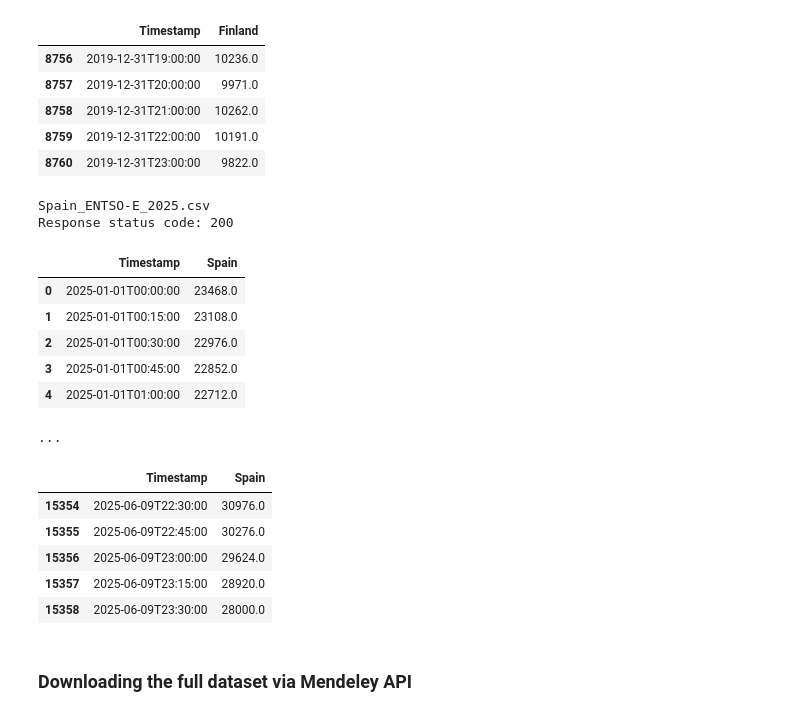
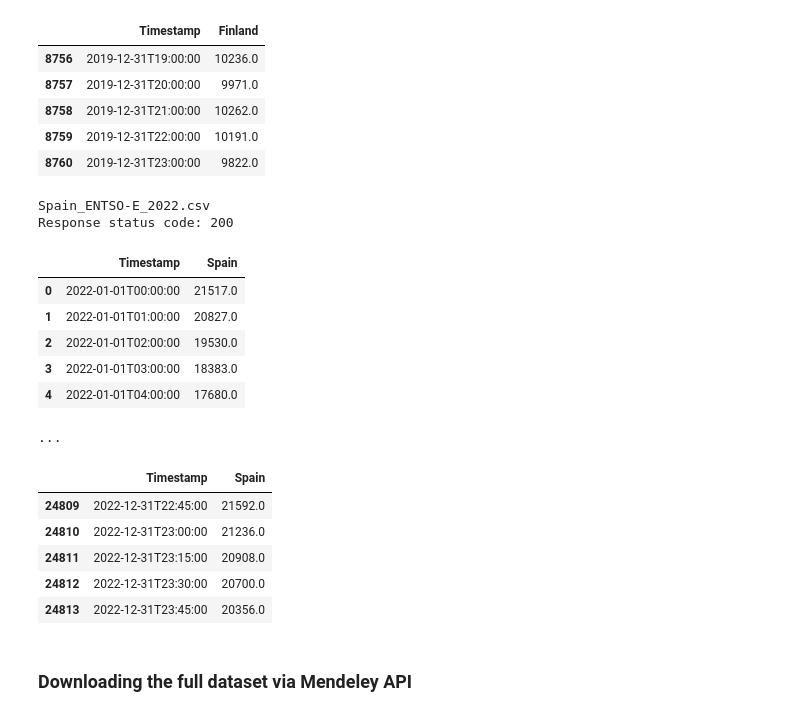
Before and after one commit to reddgr/energy-price-forecasting-in-power-grids, a Jupyter notebook: notebooks/00_mendeley_dataset_files_download.ipynb, the cells around one changed output. Cells and saved outputs as stored; diff of their text form; code cells hidden in the pictures.

```diff
--- a/notebooks/00_mendeley_dataset_files_download.ipynb
+++ b/notebooks/00_mendeley_dataset_files_download.ipynb
@@ -164,33 +164,35 @@ Response status code: 200
 | 8759 | 2019-12-31T22:00:00 | 10191.0 |
 | 8760 | 2019-12-31T23:00:00 | 9822.0 |
 # %%
-filename = "Spain_ENTSO-E_2025.csv"
+source = "Spain_ENTSO-E" # Examples: Germany_ENTSO-E, USA_ERCOT, Japan_JapanesePower, CANADA_IESO...
+year = 2022
+filename = f"{source}_{year}.csv"
 entry = next(item for item in weld_files if item["filename"] == filename)
 download_url = entry["content_details"]["download_url"]
 print(filename)
 r = requests.get(download_url, stream=True, timeout=10)
 print("Response status code:", r.status_code)
 
 preview_df = pd.read_csv(BytesIO(r.content))
 display(preview_df.head(5))
 print("...")
 display(preview_df.tail(5))
 # %% [output]
-Spain_ENTSO-E_2025.csv
+Spain_ENTSO-E_2022.csv
 Response status code: 200
 |  | Timestamp | Spain |
-| 0 | 2025-01-01T00:00:00 | 23468.0 |
-| 1 | 2025-01-01T00:15:00 | 23108.0 |
-| 2 | 2025-01-01T00:30:00 | 22976.0 |
-| 3 | 2025-01-01T00:45:00 | 22852.0 |
-| 4 | 2025-01-01T01:00:00 | 22712.0 |
+| 0 | 2022-01-01T00:00:00 | 21517.0 |
+| 1 | 2022-01-01T01:00:00 | 20827.0 |
+| 2 | 2022-01-01T02:00:00 | 19530.0 |
+| 3 | 2022-01-01T03:00:00 | 18383.0 |
+| 4 | 2022-01-01T04:00:00 | 17680.0 |
 ...
 |  | Timestamp | Spain |
-| 15354 | 2025-06-09T22:30:00 | 30976.0 |
-| 15355 | 2025-06-09T22:45:00 | 30276.0 |
-| 15356 | 2025-06-09T23:00:00 | 29624.0 |
-| 15357 | 2025-06-09T23:15:00 | 28920.0 |
-| 15358 | 2025-06-09T23:30:00 | 28000.0 |
+| 24809 | 2022-12-31T22:45:00 | 21592.0 |
+| 24810 | 2022-12-31T23:00:00 | 21236.0 |
+| 24811 | 2022-12-31T23:15:00 | 20908.0 |
+| 24812 | 2022-12-31T23:30:00 | 20700.0 |
+| 24813 | 2022-12-31T23:45:00 | 20356.0 |
 # %% [markdown]
 ### Downloading the full dataset via Mendeley API
 # %%
```
